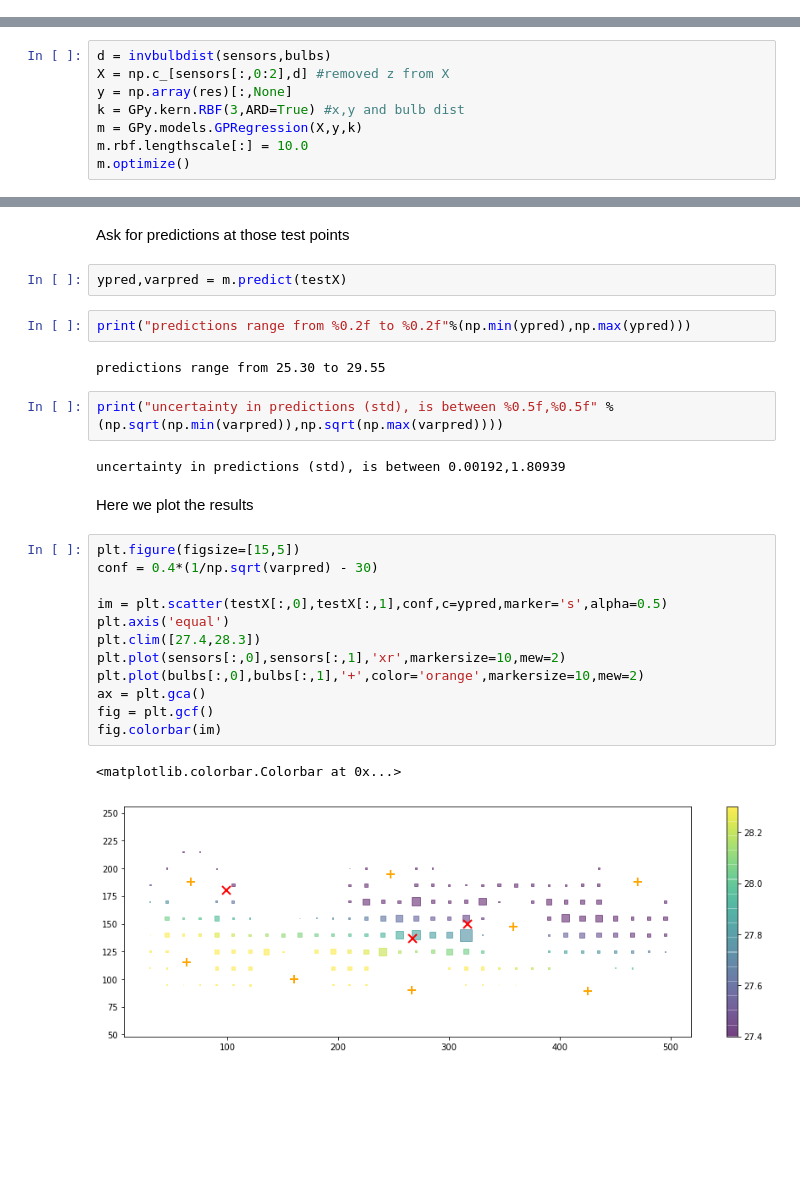
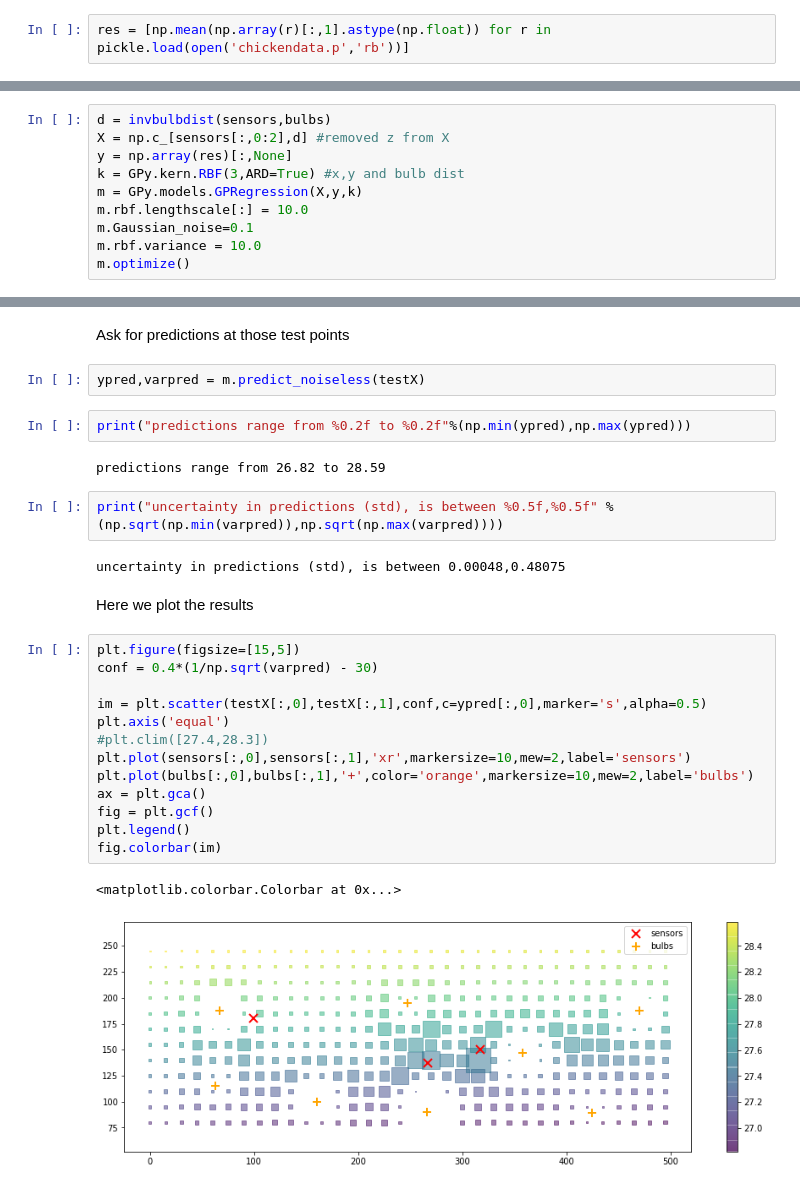
Before and after one commit to lionfish0/chicken, a Jupyter notebook: chicken.ipynb, the cells around one changed output, grey strips where cells are left out. Saved outputs shown, nothing was run; the diff lists cells and outputs as text; blank space fills up the shorter version.

```diff
--- a/chicken.ipynb
+++ b/chicken.ipynb
@@ -39,3 +37,5 @@ ConnectionError: HTTPConnectionPool(host='hello-linkerd-admin.eagleowl.online',
+# %%
+res = [np.mean(np.array(r)[:,1].astype(np.float)) for r in pickle.load(open('chickendata.p','rb'))]
 # %% [markdown]
 The three sensors are about the same temperature.
 # %% [markdown]
@@ -65,6 +65,8 @@ y = np.array(res)[:,None]
 k = GPy.kern.RBF(3,ARD=True) #x,y and bulb dist
 m = GPy.models.GPRegression(X,y,k)
 m.rbf.lengthscale[:] = 10.0
+m.Gaussian_noise=0.1
+m.rbf.variance = 10.0
 m.optimize()
 # %% [output]
 <paramz.optimization.optimization.opt_lbfgsb at 0x...>
@@ -105,32 +119,33 @@ testX = np.c_[testX,d]
 # %% [markdown]
 Ask for predictions at those test points
 # %%
-ypred,varpred = m.predict(testX)
+ypred,varpred = m.predict_noiseless(testX)
 # %%
 print("predictions range from %0.2f to %0.2f"%(np.min(ypred),np.max(ypred)))
 # %% [output]
-predictions range from 25.30 to 29.55
+predictions range from 26.82 to 28.59
 # %%
 print("uncertainty in predictions (std), is between %0.5f,%0.5f" % (np.sqrt(np.min(varpred)),np.sqrt(np.max(varpred))))
 # %% [output]
-uncertainty in predictions (std), is between 0.00192,1.80939
+uncertainty in predictions (std), is between 0.00048,0.48075
 # %% [markdown]
 Here we plot the results
 # %%
 plt.figure(figsize=[15,5])
 conf = 0.4*(1/np.sqrt(varpred) - 30)
 
-im = plt.scatter(testX[:,0],testX[:,1],conf,c=ypred,marker='s',alpha=0.5)
+im = plt.scatter(testX[:,0],testX[:,1],conf,c=ypred[:,0],marker='s',alpha=0.5)
 plt.axis('equal')
-plt.clim([27.4,28.3])
-plt.plot(sensors[:,0],sensors[:,1],'xr',markersize=10,mew=2)
-plt.plot(bulbs[:,0],bulbs[:,1],'+',color='orange',markersize=10,mew=2)
+#plt.clim([27.4,28.3])
+plt.plot(sensors[:,0],sensors[:,1],'xr',markersize=10,mew=2,label='sensors')
+plt.plot(bulbs[:,0],bulbs[:,1],'+',color='orange',markersize=10,mew=2,label='bulbs')
 ax = plt.gca()
 fig = plt.gcf()
+plt.legend()
 fig.colorbar(im)
 # %% [output]
 <matplotlib.colorbar.Colorbar at 0x...>
-[figure, old version]
+[figure, new version]
 # %% [markdown]
 In the plot above the size of the squares indicates our confidence in the estimates. The colour the temperature at that location.
 
```
Also changed, not shown: parts of 5 cells of this notebook.
